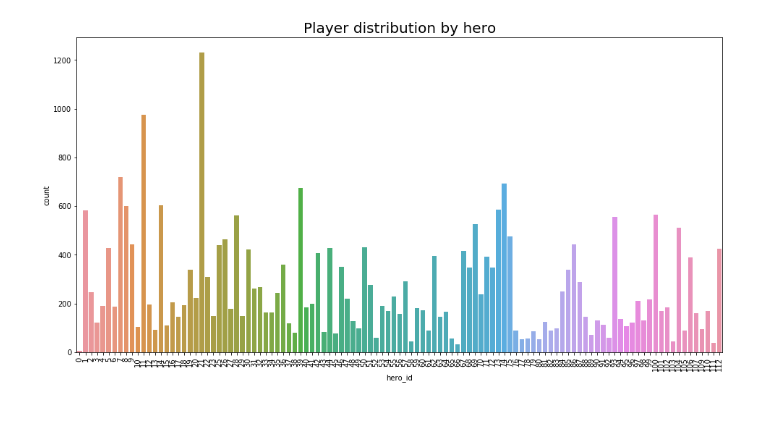
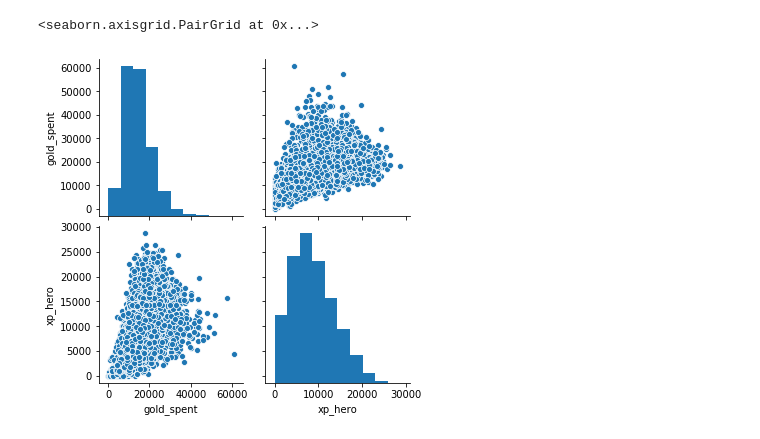
Before and after one commit to erik182182/data_analysis, a Jupyter notebook: Project.ipynb, the cells around one changed output. Drawn from its saved outputs; the diff is of its cells as text; code cells hidden in the pictures.

```diff
--- a/Project.ipynb
+++ b/Project.ipynb
@@ -54,12 +96,9 @@ players.tail(20)
-# %%
-plt.figure(figsize=(16,8))
-sns.countplot(players['hero_id'].sort_values())
-plt.title("Player distribution by hero", fontsize=20)
-loc, labels = plt.xticks()
-plt.xticks(fontsize=10, rotation=90)
-plt.show()
-# %% [output]
-[figure, removed]
+# %%
+pl = players.select_dtypes(['number']).drop(['hero_id'], axis=1).fillna(0)
+sns.pairplot(pl)
+# %% [output]
+<seaborn.axisgrid.PairGrid at 0x...>
+[figure, added]
 # %%
 plt.figure(figsize=(15,7))
 players.gold_spent.plot()
```
Also changed, not shown: parts of 9 cells of this notebook, 1 other file.
